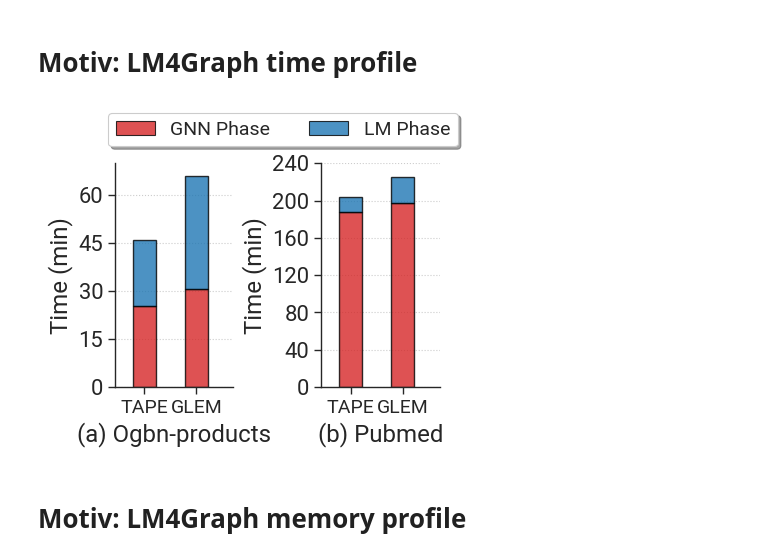
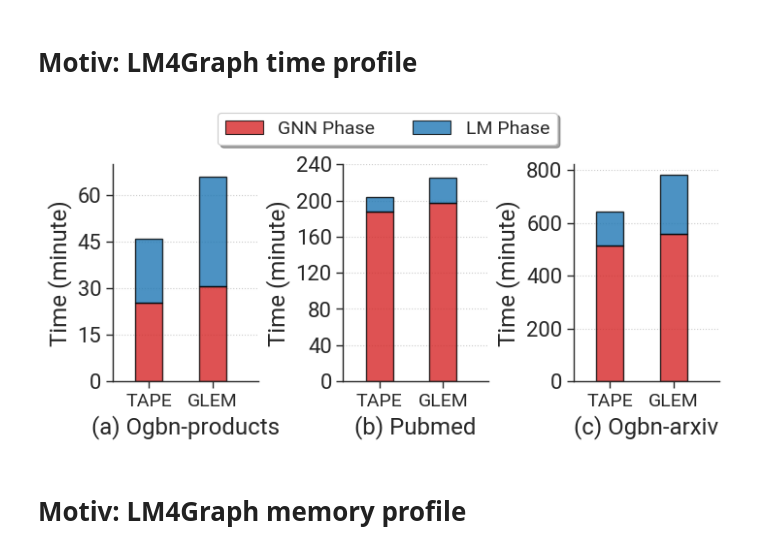
Before and after one commit to zxmeng98/TiGraph, a Jupyter notebook: plot_results.ipynb, the cells around one changed output. Cells and saved outputs as stored; diff of their text form; code cells hidden in the pictures.

```diff
--- a/plot_results.ipynb
+++ b/plot_results.ipynb
@@ -137,90 +137,100 @@ if save:
 # Motiv: LM4Graph time profile
 # %%
 cmp = sns.color_palette("tab10")
-grid_params=dict(width_ratios=[1, 1])
-fig, axs = plt.subplots(ncols=2, nrows=1, gridspec_kw=grid_params, constrained_layout=True, figsize=(4, 3))
+grid_params=dict(width_ratios=[1, 1, 1])
+fig, (ax1, ax2, ax3) = plt.subplots(ncols=3, nrows=1, gridspec_kw=grid_params, constrained_layout=True, figsize=(7, 3))
 
-# revgat
+#### #### #### #### #### #### #### #### Fig 1 ####  #### #### #### #### #### #### ####
 labels = ['TAPE', 'GLEM']
-
-# pubmed:products:arxiv
-# lm_part_tape = [957.887, 1242.23, 7770.7]
-# gnn_part_tape = [11266.503, 1519.35, 30771.6]
-# lm_part_glem = [1695.054, 2118.927, 13520.1]
-# gnn_part_glem = [11855.476, 1843.413, 33404.14]
-
-# products:pubmed
+# products, revgat
 lm_part_products = np.array([1242.23, 2118.927]) / 60
 gnn_part_products = np.array([1519.35, 1843.413]) / 60
 
-#### Fig 1 ####
 width = 0.3
 x_ticks = np.array([0, 0.7])
 y_ticks = np.arange(0, 70, 15)
 x = np.arange(0, 2)
-A = axs[0].bar(x_ticks, gnn_part_products, width=width, label='gnn', alpha=0.8, linewidth=1, edgecolor="k", color = [cmp[3]])
-p1 = axs[0].bar(x_ticks, lm_part_products, width=width, bottom=gnn_part_products, label='lm', alpha=0.8, linewidth=1, edgecolor="k", color = [cmp[0]])
+A = ax1.bar(x_ticks, gnn_part_products, width=width, label='gnn', alpha=0.8, linewidth=1, edgecolor="k", color = [cmp[3]])
+p1 = ax1.bar(x_ticks, lm_part_products, width=width, bottom=gnn_part_products, label='lm', alpha=0.8, linewidth=1, edgecolor="k", color = [cmp[0]])
 
-# p2 = axs.bar(x-width/2-0.06, lm_part_tape, width=width, label='lm', alpha=0.9, linewidth=1, edgecolor="k", color = [cmp[0]])
-# p1 = axs.bar(x-width/2-0.06, gnn_part_tape, width=width, bottom=lm_part_tape, label='gnn', alpha=0.9, linewidth=1, edgecolor="k", color = [cmp[3]])
-# p4 = axs.bar(x+width/2+0.06, lm_part_glem, width=width, label='glem', hatch="/o", alpha=0.9, linewidth=1, edgecolor="k", color = [cmp[0]])
-# p3 = axs.bar(x+width/2+0.06, gnn_part_glem, width=width, bottom=lm_part_glem, label='glem', hatch="/o",  alpha=0.9, linewidth=1, edgecolor="k", color = [cmp[3]])
+ax1.set_xticks(x_ticks)
+ax1.set_xticklabels(labels, fontsize=14)
+ax1.set_xlim(-0.4, 1.2)
+# ax1.set_yscale("log", base=10)
+ax1.set_ylabel('Time (minute)')
+ax1.set_ylim(0, 70)
+ax1.set_yticks(y_ticks)
+# ax1.set_title('GraphSAGE')
+ax1.grid(axis="y", linestyle=":")
+ax1.set_xlabel('(a) Ogbn-products')
 
-axs[0].set_xticks(x_ticks)
-axs[0].set_xticklabels(labels, fontsize=14)
-axs[0].set_xlim(-0.4, 1.2)
-# axs[0].set_yscale("log", base=10)
-axs[0].set_ylabel('Time (min)')
-axs[0].set_ylim(0, 70)
-axs[0].set_yticks(y_ticks)
-# ax.set_title('GraphSAGE')
-axs[0].grid(axis="y", linestyle=":")
-axs[0].set_xlabel('(a) Ogbn-products')
-
-#### Fig 2 ####
+#### #### #### #### #### #### #### #### Fig 2 ####  #### #### #### #### #### #### ####
+# pubmed, revgat
 lm_part_pubmed = np.array([957.887, 1695.054]) / 60
 gnn_part_pubmed = np.array([11266.503, 11855.476]) / 60
 
 width = 0.3
 x_ticks = np.array([0, 0.7])
 y_ticks = np.arange(0, 241, 40)
 x = np.arange(0, 2)
-A = axs[1].bar(x_ticks, gnn_part_pubmed, width=width, label='gnn', alpha=0.8, linewidth=1, edgecolor="k", color = [cmp[3]])
-p1 = axs[1].bar(x_ticks, lm_part_pubmed, width=width, bottom=gnn_part_pubmed, label='lm', alpha=0.8, linewidth=1, edgecolor="k", color = [cmp[0]])
+A = ax2.bar(x_ticks, gnn_part_pubmed, width=width, label='gnn', alpha=0.8, linewidth=1, edgecolor="k", color = [cmp[3]])
+p1 = ax2.bar(x_ticks, lm_part_pubmed, width=width, bottom=gnn_part_pubmed, label='lm', alpha=0.8, linewidth=1, edgecolor="k", color = [cmp[0]])
 
-axs[1].set_xticks(x_ticks)
-axs[1].set_xticklabels(labels, fontsize=14)
-axs[1].set_xlim(-0.4, 1.2)
-# axs[0].set_yscale("log", base=10)
-axs[1].set_ylabel('Time (min)')
-axs[1].set_ylim(0, 240)
-axs[1].set_yticks(y_ticks)
-# ax.set_title('GraphSAGE')
-axs[1].grid(axis="y", linestyle=":")
-axs[1].set_xlabel('(b) Pubmed')
+ax2.set_xticks(x_ticks)
+ax2.set_xticklabels(labels, fontsize=14)
+ax2.set_xlim(-0.4, 1.2)
+# ax2.set_yscale("log", base=10)
+ax2.set_ylabel('Time (minute)')
+ax2.set_ylim(0, 240)
+ax2.set_yticks(y_ticks)
+# ax2.set_title('GraphSAGE')
+ax2.grid(axis="y", linestyle=":")
+ax2.set_xlabel('(b) Pubmed')
 
+#### #### #### #### #### #### #### #### Fig 3 ####  #### #### #### #### #### #### ####
+# revgat
+lm_part_arxiv = np.array([7770.7, 13520.1]) / 60
+gnn_part_arxiv = np.array([30771.6, 33404.14]) / 60
+
+width = 0.3
+x_ticks = np.array([0, 0.7])
+# y_ticks = np.arange(0, 241, 40)
+x = np.arange(0, 2)
+ax3.bar(x_ticks, gnn_part_arxiv, width=width, label='gnn', alpha=0.8, linewidth=1, edgecolor="k", color = [cmp[3]])
+ax3.bar(x_ticks, lm_part_arxiv, width=width, bottom=gnn_part_arxiv, label='lm', alpha=0.8, linewidth=1, edgecolor="k", color = [cmp[0]])
+
+ax3.set_xticks(x_ticks)
+ax3.set_xticklabels(labels, fontsize=14)
+ax3.set_xlim(-0.4, 1.2)
+# ax2.set_yscale("log", base=10)
+ax3.set_ylabel('Time (minute)')
+# ax3.set_ylim(0, 240)
+# ax3.set_yticks(y_ticks)
+# ax2.set_title('GraphSAGE')
+ax3.grid(axis="y", linestyle=":")
+ax3.set_xlabel('(c) Ogbn-arxiv')
 
 A = mpatches.Patch(facecolor=cmp[3], alpha=0.8, edgecolor="black", label="GNN Phase")
 # B = mpatches.Patch(facecolor=cmp[1], alpha=0.8, edgecolor="black", label="FlashAttn FW")
 C = mpatches.Patch(facecolor=cmp[0], alpha=0.8, edgecolor="black", label="LM Phase")
 
 legend = fig.legend(
     loc=1,
     handles=[A, C],
-    bbox_to_anchor=(1.06, 1.16),
+    bbox_to_anchor=(0.77, 1.17),
     ncol=3,
     frameon=True,
     fancybox=True,
     shadow=True,
     fontsize=14,
 )
 
 sns.despine()
-save=False
+save=True
 if save:
     fig.savefig(f"{SAVEPATH}/moti-lm4graph-time.pdf", bbox_inches="tight")
 # %% [output]
-[figure, old version]
+[figure, new version]
 # %% [markdown]
 # Motiv: LM4Graph memory profile
 # %%
```
Also changed, not shown: parts of 22 cells of this notebook, 25 other files.
